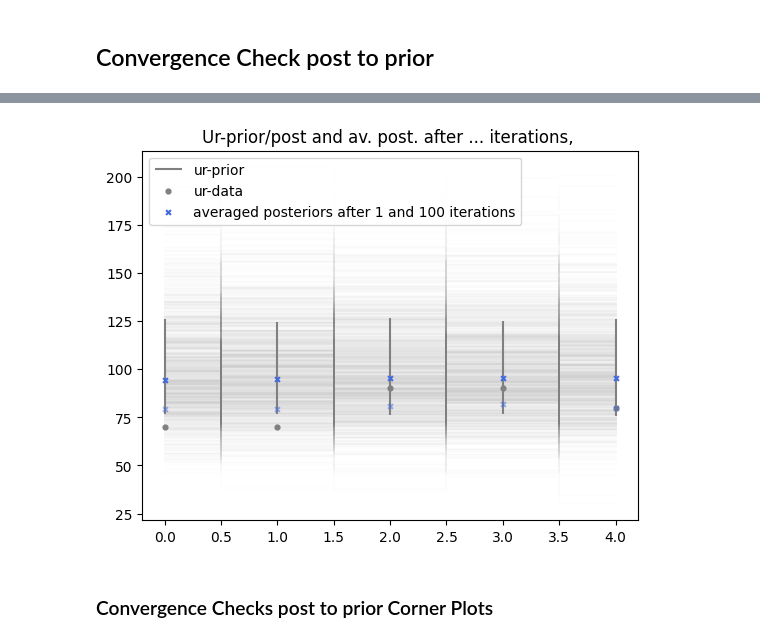
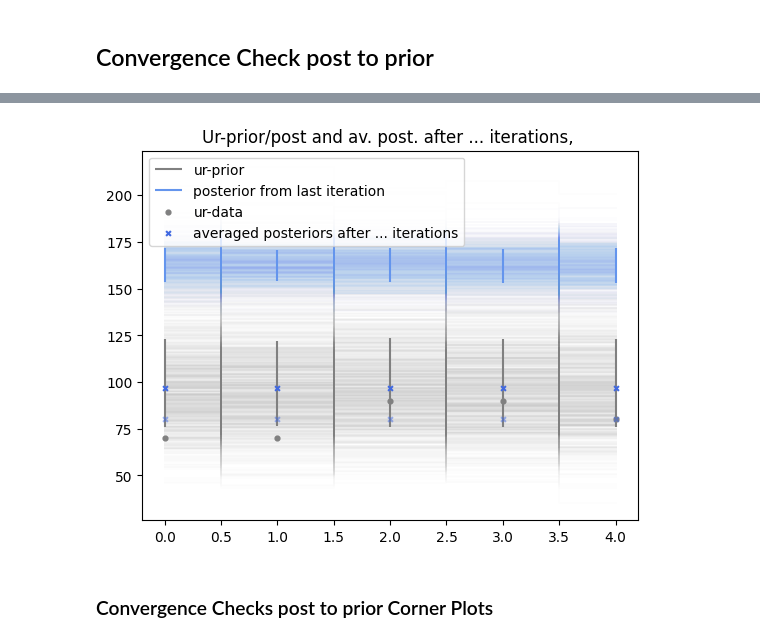
Before and after one commit to malin-horstmann/bayesian_pyhf, a Jupyter notebook: examples/sampling.ipynb, the cells around one changed output, grey strips where cells are left out. Cells and saved outputs as stored; diff of their text form; code cells hidden in the pictures.

```diff
--- a/examples/sampling.ipynb
+++ b/examples/sampling.ipynb
@@ -228,9 +222,9 @@ with pm.Model() as m1:
     ExpData1 = pm.Normal("ExpData1", mu=ExpData_Det1, sigma = precision, observed=obs)
 
 
-    post_data_test = pm.sample(100, chains=1, cores=4, init='advi')
-    post_pred_test = pm.sample_posterior_predictive(post_data_test)
-    prior_pred_test = pm.sample_prior_predictive(100)
+    post_data = pm.sample(100, chains=1, cores=4, init='advi')
+    post_pred = pm.sample_posterior_predictive(post_data)
+    prior_pred = pm.sample_prior_predictive(100)
 # %% [output]
 Only 100 samples in chain.
 Auto-assigning NUTS sampler...
@@ -317,4 +314,4 @@ Sampling: [ExpData1, Normals, Unconstrained]
 # %%
-a = corner.corner(prior_pred_UR.prior_predictive)
+a = corner.corner(prior_pred_UR.prior)
 
-b = corner.corner(post_pred_UR.posterior_predictive)
+b = corner.corner(post_data_UR.posterior)
@@ -346,33 +339,33 @@ b = corner.corner(post_data_UR.posterior)
 obs_from_prior = ur_obs
 post = []
 n_iterations = 2
-n_samples = 100
+n_samples = 1000
 
 post_average_iters = []
 post_data_iters = []
 
-for iterations in np.linspace(1, 20, n_iterations, dtype=int):
+for iterations in np.linspace(1, 50, n_iterations, dtype=int):
     obs_from_prior = ur_obs
     print(f'ITERATION: {iterations}')
     for i in range(iterations):
         with pm.Model() as m1:
             # pars1 = pm.Deterministic('pars1', prepare_inference.priors2pymc(prepared_model))
             pars1 = prepare_inference.priors2pymc(prepared_model)
+
             # ExpData_Det1 = pm.Deterministic('ExpData_Det1', expData_op(pars1))
-
             ExpData1 = pm.Normal("ExpData1", mu=expData_op(pars1), sigma = 8, observed=obs_from_prior)
 
             step1 = pm.Metropolis()
 
-            post_data_test = pm.sample(n_samples, chains=1, cores=4, step=step1)
-            post_pred_test = pm.sample_posterior_predictive(post_data_test)
-            prior_pred_test = pm.sample_prior_predictive(n_samples)
+            post_data = pm.sample(n_samples, chains=1, cores=4, step=step1)
+            post_pred = pm.sample_posterior_predictive(post_data)
+            prior_pred = pm.sample_prior_predictive(n_samples)
 
-            post.append(post_pred_test.posterior_predictive.ExpData1[0])
+            post.append(post_pred.posterior_predictive.ExpData1[0])
 
             ii = randint(0, n_samples - 1)
             print(f'ii: {ii} for i: {i}')
-            obs_from_prior = prior_pred_test.prior_predictive.ExpData1[0][ii]
+            obs_from_prior = prior_pred.prior_predictive.ExpData1[0][ii]
 
     post_average = []
     for i in range(nBins):
@@ -383,4 +376,4 @@ for iterations in np.linspace(1, 20, n_iterations, dtype=int):
         post_average.append(aa/(n_samples*iterations))
 
     post_average_iters.append(np.asarray(post_average))
-    post_data_iters.append(post_data_test)
+    post_data_iters.append(post_data)
@@ -414,27 +380,31 @@ Sampling: [ExpData1, Normals, Unconstrained]
 # %%
 # ur Prior
 plt.step(np.linspace(0,nBins-1,nBins),prior_pred_UR.prior_predictive.ExpData1[0].T, alpha = 0.01, c = 'grey', where = 'mid');
 plt.vlines(np.arange(nBins),*np.quantile(prior_pred_UR.prior_predictive.ExpData1[0],[.15,.85],axis=0), colors = 'grey', label='ur-prior');
 
 # ur Posterior
-# plt.step(np.linspace(0,nBins-1,nBins),post_pred_UR.posterior_predictive.ExpData1[0].T, alpha = 0.01, c = 'cornflowerblue', where = 'mid');
-# plt.vlines(np.arange(nBins),*np.quantile(post_pred_UR.posterior_predictive.ExpData1[0],[.15,.85],axis=0), colors = 'cornflowerblue', label='ur-posterior')
+# plt.step(np.linspace(0,nBins-1,nBins),post_pred_UR.posterior_predictive.ExpData1[0].T, alpha = 0.01, c = 'pink', where = 'mid');
+# plt.vlines(np.arange(nBins),*np.quantile(post_pred_UR.posterior_predictive.ExpData1[0],[.15,.85],axis=0), colors = 'pink', label='ur-posterior')
+
+# Posterior from last iteration
+plt.step(np.linspace(0,nBins-1,nBins),post_pred.posterior_predictive.ExpData1[0].T, alpha = 0.01, c = 'cornflowerblue', where = 'mid');
+plt.vlines(np.arange(nBins),*np.quantile(post_pred.posterior_predictive.ExpData1[0],[.15,.85],axis=0), colors = 'cornflowerblue', label='posterior from last iteration')
 
 # Observations
 plt.scatter(np.arange(nBins), ur_obs, c = 'grey', s=12, zorder = 999, label = "ur-data")
 
 # Average posterior
-plt.scatter(np.arange(nBins), post_average_iters[1], c = 'royalblue', s=12, marker='x', zorder = 999, alpha = 1, label = 'averaged posteriors after 1 and 100 iterations')
+plt.scatter(np.arange(nBins), post_average_iters[1], c = 'royalblue', s=12, marker='x', zorder = 999, alpha = 1, label = 'averaged posteriors after ... iterations')
 for i in range(n_iterations-1):
-    plt.scatter(np.arange(nBins), post_average_iters[i], c = 'royalblue', s=12, marker='x', zorder = 999, alpha = i/10_000+0.5)
+    plt.scatter(np.arange(nBins), post_average_iters[i], c = 'royalblue', s=12, marker='x', zorder = 999, alpha = i/1000+0.5)
 
 plt.legend(loc='upper left')
 plt.title(f'Ur-prior/post and av. post. after ... iterations, ')
 
-plt.savefig('Metropolis_1_and_100_iterations.pdf')
+# plt.savefig('Metropolis_1_and_100_iterations.pdf')
 plt.show()
 # %% [output]
-[figure, old version]
+[figure, new version]
 # %% [markdown]
 ### Convergence Checks post to prior Corner Plots
 # %%
```
Also changed, not shown: parts of 12 cells of this notebook, 3 other files.
